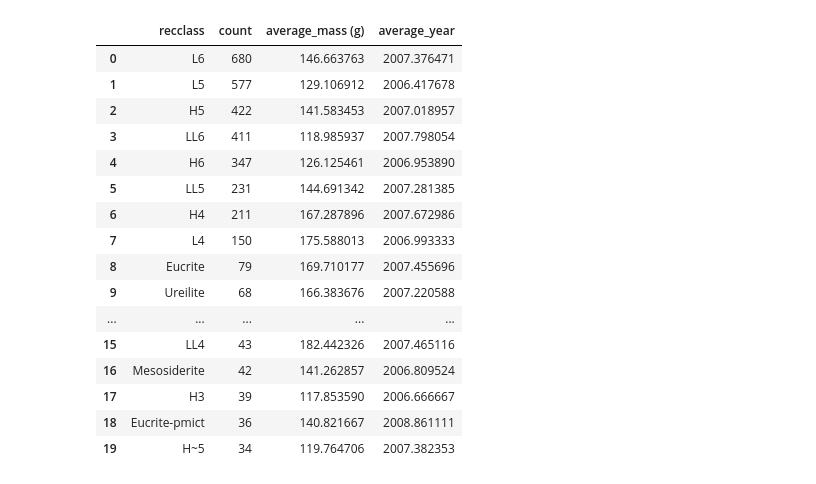
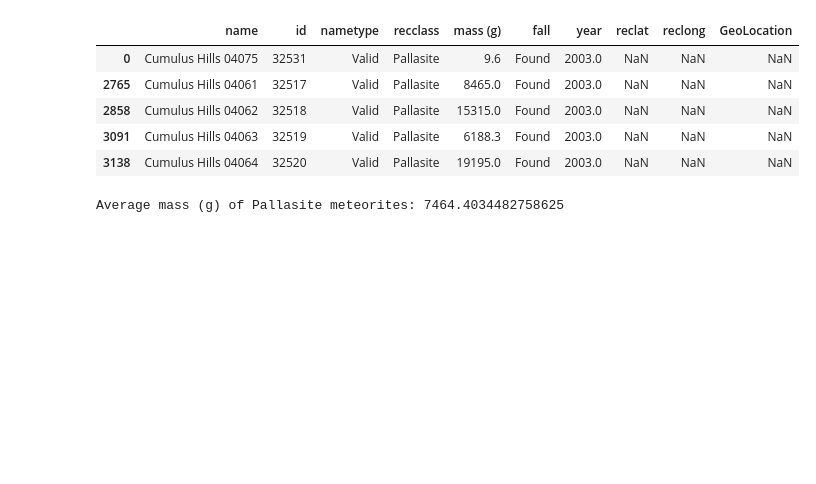
Before and after one commit to Eric-Baldwin/Meteor_Landing_Data, a Jupyter notebook: notebooks/pallasite.ipynb, the cells around one changed output. Saved outputs shown, nothing was run; the diff lists cells and outputs as text; code cells hidden in the pictures; blank space fills up the shorter version.

```diff
--- a/notebooks/pallasite.ipynb
+++ b/notebooks/pallasite.ipynb
@@ -75,39 +36,21 @@ Name: recclass, Length: 466, dtype: int64
-# %%
-#df = df[(df['mass (g)'] <= 453.592) & (df['mass (g)'] >= 28.3495)]
-#df = df[(df['year'] <= 2024) & (df['year'] >= 2004)]
-
-# Calculate the counts of each recclass
-recclass_counts = df['recclass'].value_counts()
-
-# Get the top 20 recclass values
-top_20_recclass_counts = recclass_counts.head(20)
-
-# Calculate the average mass for each recclass
-recclass_avg_mass = df.groupby('recclass')['mass (g)'].mean()
-recclass_avg_year = df.groupby('recclass')['year'].mean()
-
-# Combine the counts and average mass into a single DataFrame
-top_20_recclass_df = top_20_recclass_counts.reset_index()
-top_20_recclass_df.columns = ['recclass', 'count']
-top_20_recclass_df['average_mass (g)'] = top_20_recclass_df['recclass'].map(recclass_avg_mass)
-top_20_recclass_df['average_year'] = top_20_recclass_df['recclass'].map(recclass_avg_year)
-# Display the top 20 recclass values with counts and average mass
-top_20_recclass_df
-# %% [output]
-|  | recclass | count | average_mass (g) | average_year |
-| 0 | L6 | 680 | 146.663763 | 2007.376471 |
-| 1 | L5 | 577 | 129.106912 | 2006.417678 |
-| 2 | H5 | 422 | 141.583453 | 2007.018957 |
-| 3 | LL6 | 411 | 118.985937 | 2007.798054 |
-| 4 | H6 | 347 | 126.125461 | 2006.953890 |
-| 5 | LL5 | 231 | 144.691342 | 2007.281385 |
-| 6 | H4 | 211 | 167.287896 | 2007.672986 |
-| 7 | L4 | 150 | 175.588013 | 2006.993333 |
-| 8 | Eucrite | 79 | 169.710177 | 2007.455696 |
-| 9 | Ureilite | 68 | 166.383676 | 2007.220588 |
-| ... | ... | ... | ... | ... |
-| 15 | LL4 | 43 | 182.442326 | 2007.465116 |
-| 16 | Mesosiderite | 42 | 141.262857 | 2006.809524 |
-| 17 | H3 | 39 | 117.853590 | 2006.666667 |
-| 18 | Eucrite-pmict | 36 | 140.821667 | 2008.861111 |
-| 19 | H~5 | 34 | 119.764706 | 2007.382353 |
+# %%
+# Filter the DataFrame to only include rows where recclass is 'Pallasite' and GeoLocation is not (0.0, 0.0)
+df_filtered = df[(df['recclass'] == 'Pallasite') & (df['GeoLocation'] != '(0.0, 0.0)')]
+
+# Display the first few rows to verify the data
+df_filtered.head()
+# %% [output]
+|  | name | id | nametype | recclass | mass (g) | fall | year | reclat | reclong | GeoLocation |
+| 0 | Cumulus Hills 04075 | 32531 | Valid | Pallasite | 9.6 | Found | 2003.0 | NaN | NaN | NaN |
+| 2765 | Cumulus Hills 04061 | 32517 | Valid | Pallasite | 8465.0 | Found | 2003.0 | NaN | NaN | NaN |
+| 2858 | Cumulus Hills 04062 | 32518 | Valid | Pallasite | 15315.0 | Found | 2003.0 | NaN | NaN | NaN |
+| 3091 | Cumulus Hills 04063 | 32519 | Valid | Pallasite | 6188.3 | Found | 2003.0 | NaN | NaN | NaN |
+| 3138 | Cumulus Hills 04064 | 32520 | Valid | Pallasite | 19195.0 | Found | 2003.0 | NaN | NaN | NaN |
+# %%
+# Calculate the average mass (g) for Pallasite
+average_mass_pallasite = df_filtered['mass (g)'].mean()
+
+# Display the average mass
+print(f"Average mass (g) of Pallasite meteorites: {average_mass_pallasite}")
+# %% [output]
+Average mass (g) of Pallasite meteorites: 7464.4034482758625
```
Also changed, not shown: parts of 11 cells of this notebook.
